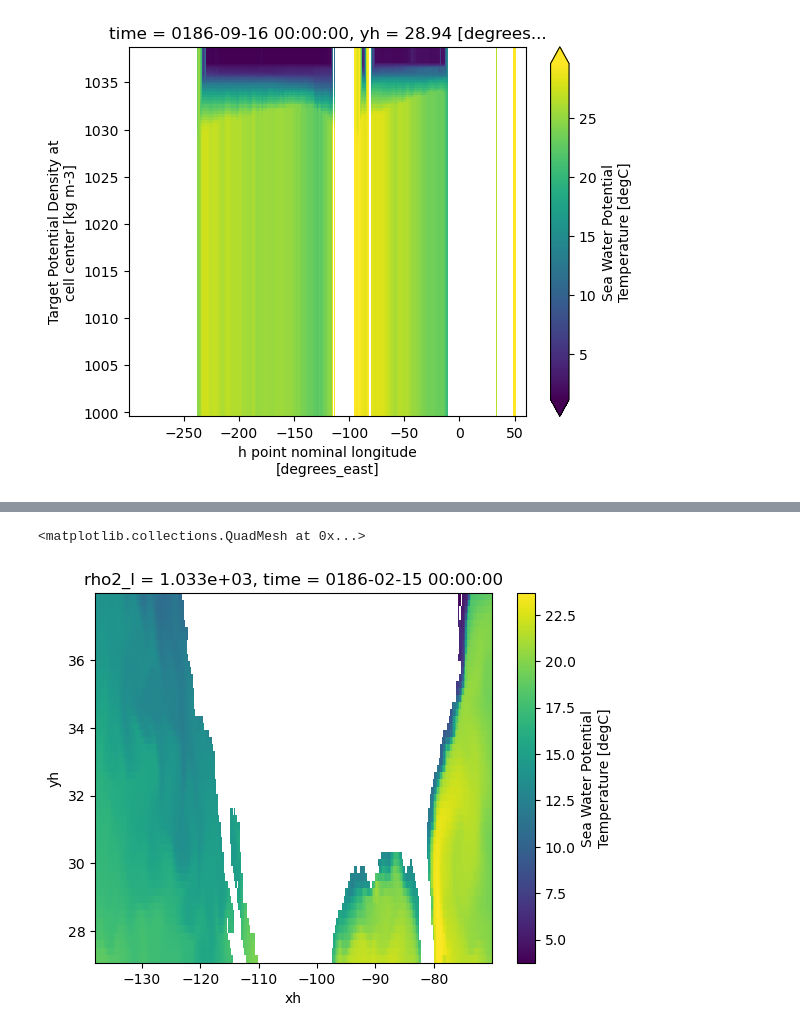
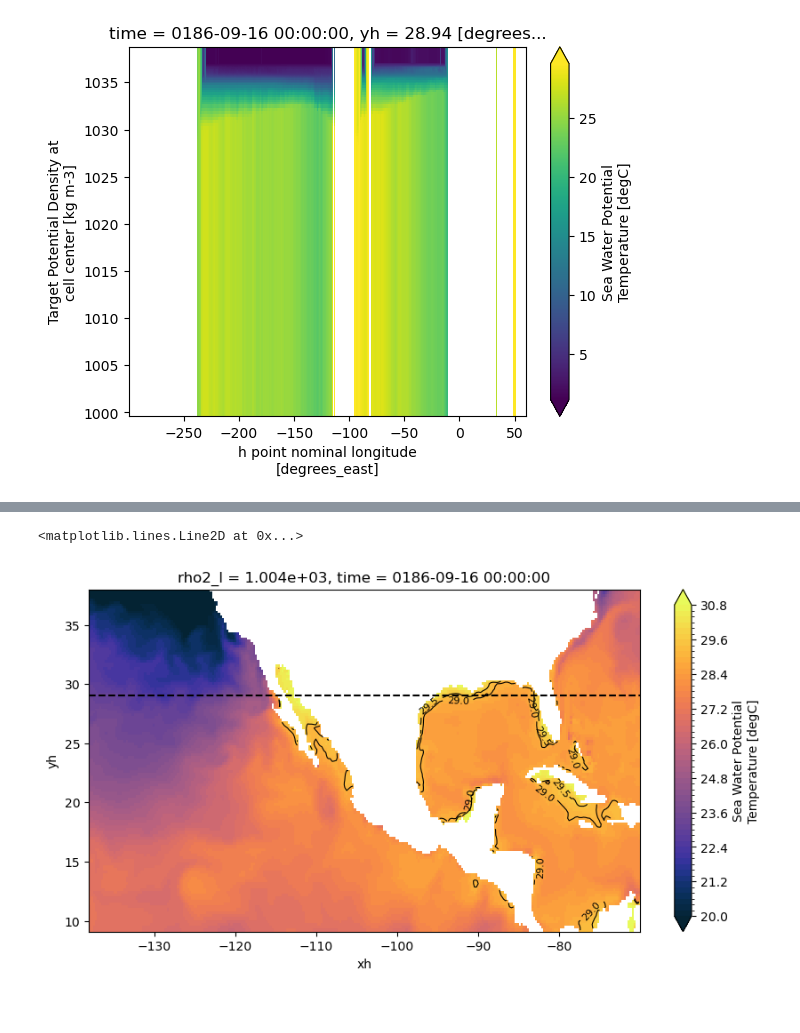
Before and after one commit to marianatorres4/WarmWaterMasses, a Jupyter notebook: 03_3D-analysis/3-D_analysis.ipynb, the cells around one changed output, grey strips where cells are left out. Cells and saved outputs as stored; diff of their text form; code cells hidden in the pictures.

Commit message:
Updated plots for Z sections

```diff
--- a/03_3D-analysis/3-D_analysis.ipynb
+++ b/03_3D-analysis/3-D_analysis.ipynb
@@ -291,6 +220,19 @@ print(wm.grid._ds['thetao'].sel(yh=29,method='nearest').yh.values)
 # %%
-wm.grid._ds['thetao'].isel(time=0).isel(rho2_l=20).sel(yh=slice(27,38)).sel(xh=slice(-138,-70)).plot()
+plt.figure(figsize=(10,5))
+wm.grid._ds['thetao'].isel(time=7).isel(rho2_l=0).sel(yh=slice(9,38)).sel(xh=slice(-138,-70)).plot(levels=np.arange(20, 31, 0.2),
+                                                                                                    colors=cmocean.cm.thermal,
+                                                                                                    add_colorbar=True)
+
+C = wm.grid._ds['thetao'].isel(time=7).isel(rho2_l=0).sel(yh=slice(9,38)).sel(xh=slice(-138,-70)).plot.contour(levels=np.arange(29, 30, 0.5),#[29],
+                                                                                                               colors='k',
+                                                                                                               linewidths=0.8,
+                                                                                                               linestyles='solid'
+)
+
+plt.clabel(C, inline=True,fontsize=8) #, inline_spacing=5)
+
+plt.axhline(y=29, color='black', linestyle='--')
 #plt.title(f"{wm.grid._ds.thetao.isel(time=0).time.values},{wm.grid._ds.thetao.sel(yh=slice(27,38),method='nearest').yh.values},{wm.grid._ds.thetao.isel(rho2_l=20).rho2_l.values}")
 # %% [output]
-<matplotlib.collections.QuadMesh at 0x...>
+<matplotlib.lines.Line2D at 0x...>
-[figure, old version]
+[figure, new version]
```
Also changed, not shown: parts of 33 cells of this notebook.
